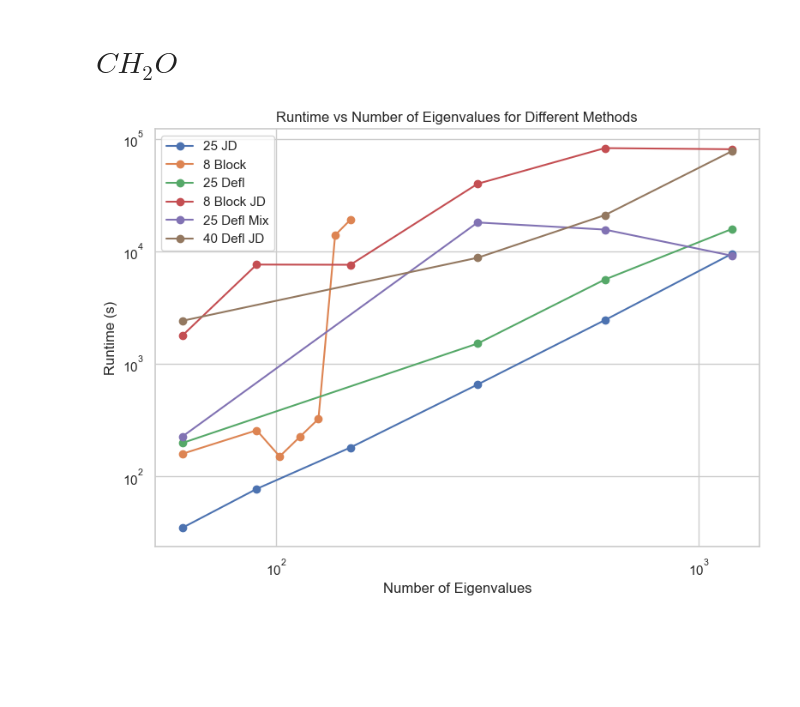
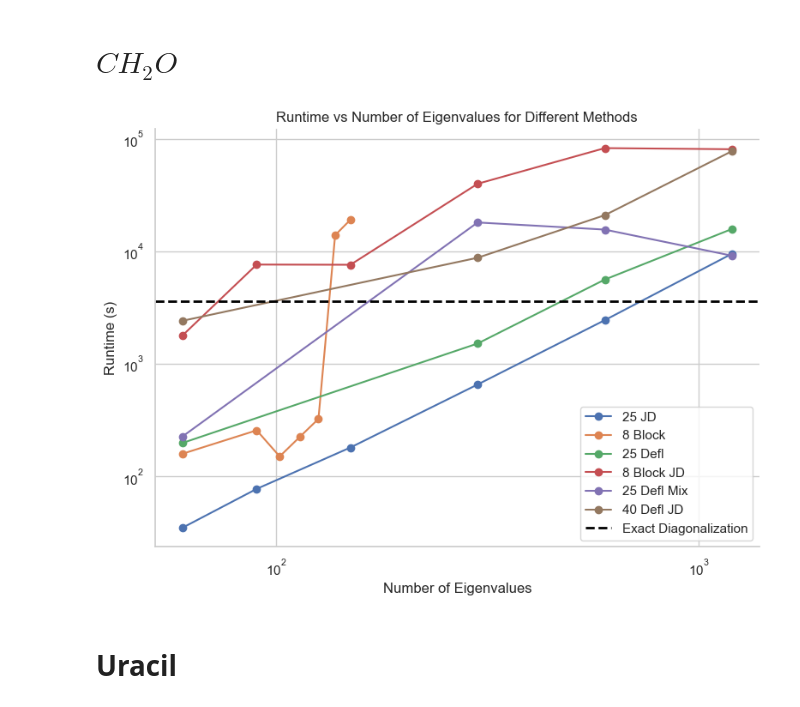
Before and after one commit to framere/Final_codes_MA, a Jupyter notebook: Results_plots/results_runtime.ipynb, the cells around one changed output. Drawn from its saved outputs; the diff is of its cells as text; code cells hidden in the pictures; blank space fills up the shorter version.

```diff
--- a/Results_plots/results_runtime.ipynb
+++ b/Results_plots/results_runtime.ipynb
@@ -11,6 +57,8 @@ sns.set(style='whitegrid')
 N_JD = np.array([10, 15, 25, 50, 100, 200]) *6
 N_block = np.array([10, 15, 17, 19, 21, 23, 25]) *6
 N_defl = np.array([10, 50, 100, 200]) *6
+
+exact_diago = 3646.760552
 
 time_25_defl = np.array([198.440127, 1520.764473, 5631.008853, 15861.715734])
 
@@ -26,20 +74,24 @@ time_40_defl_JD = np.array([2420.401205, 8800.863119, 21032.304864, 78011.364205
 # %%
 plt.figure(figsize=(8, 6))
 
 plt.plot(N_JD, time_25_JD, marker='o', label='25 JD', color=colors[0])
 plt.plot(N_block, time_8_block, marker='o', label='8 Block', color=colors[1])
 plt.plot(N_defl, time_25_defl, marker='o', label='25 Defl', color=colors[2])
 plt.plot(N_JD, time_8_block_JD, marker='o', label='8 Block JD', color=colors[3])
 plt.plot(N_defl, time_25_defl_mix, marker='o', label='25 Defl Mix', color=colors[4])
 plt.plot(N_defl, time_40_defl_JD, marker='o', label='40 Defl JD', color=colors[5])
+plt.axhline(y=exact_diago, color='black', linestyle='--', label='Exact Diagonalization', linewidth=2)
 plt.yscale('log')
 plt.xscale('log')
 plt.xlabel('Number of Eigenvalues')
 plt.ylabel('Runtime (s)')
 plt.title('Runtime vs Number of Eigenvalues for Different Methods')
 plt.legend()
 # plt.grid(True, which="both", ls="--", linewidth=0.5)
 plt.tight_layout()
+sns.despine()
 plt.show()
 # %% [output]
-[figure, old version]
+[figure, new version]
+# %% [markdown]
+# Uracil
```
Also changed, not shown: parts of 5 cells of this notebook, 1 other file.
